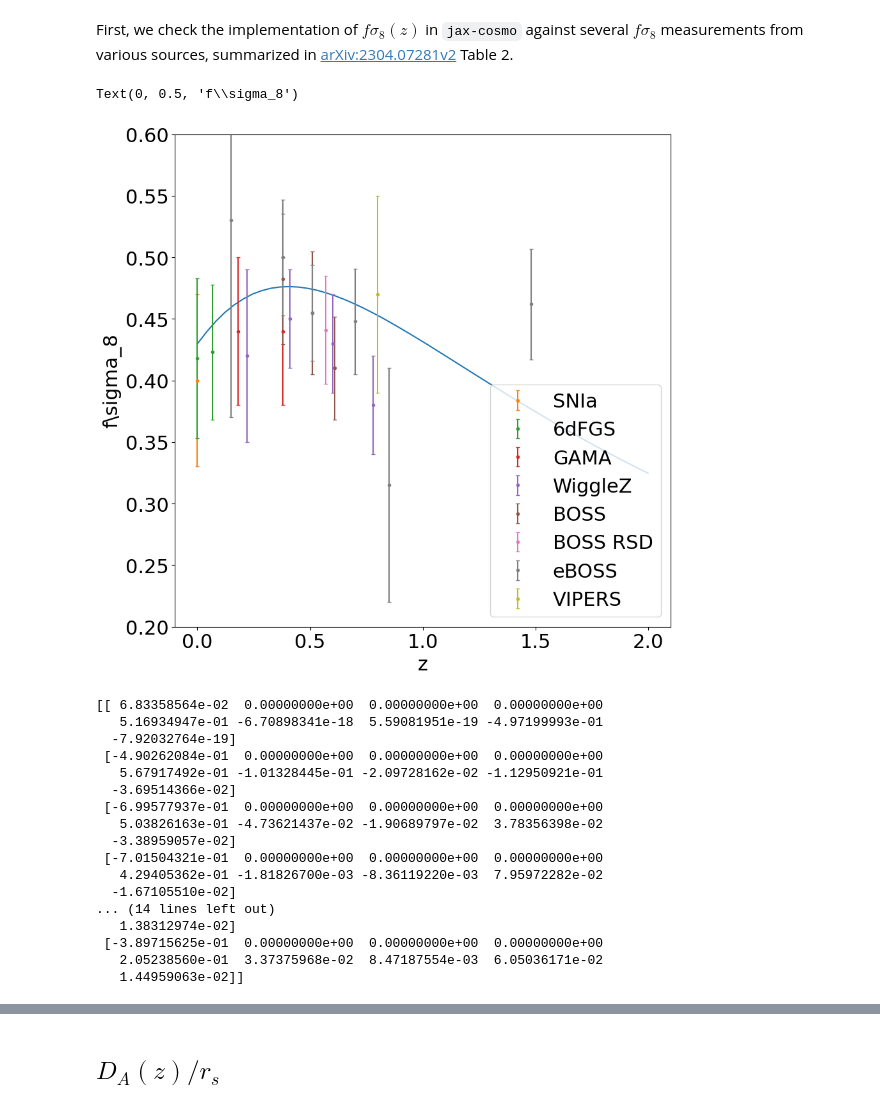
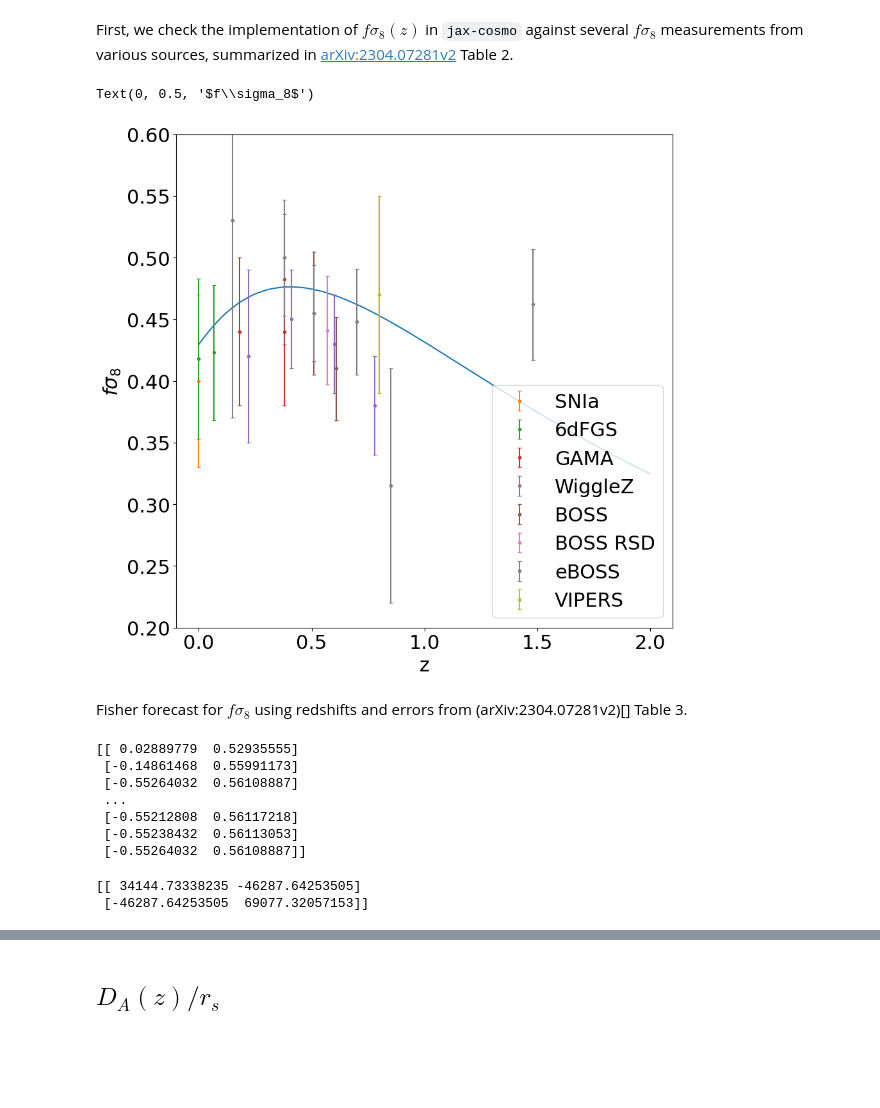
Before and after one commit to cmatties/CAMB-Workbook, a Jupyter notebook: fsigma8-BAO.ipynb, the cells around one changed output, grey strips where cells are left out. Drawn from its saved outputs; the diff is of its cells as text; code cells hidden in the pictures; blank space fills up the shorter version.

```diff
--- a/fsigma8-BAO.ipynb
+++ b/fsigma8-BAO.ipynb
@@ -97,6 +192,17 @@ fid_cosmo = jc.Cosmology(Omega_m=PL18_omegac+PL18_omegab,
                          n_s=PL18_ns,
                          sigma8=PL18_sigma8,
                          S8=PL18_sigma8*((PL18_omegac+PL18_omegab)/0.3)**0.5,
-                         Omega_k=PL18_omegak,w0=PL18_w0,wa=PL18_wa, gamma0=GR_gamma0, gamma1=GR_gamma1)
+                         Omega_k=PL18_omegak,w0=PL18_w0,wa=PL18_wa,
+                         gamma0=GR_gamma0, gamma1=GR_gamma1)
+fid_cosmo_nogamma = jc.Cosmology(Omega_m=PL18_omegac+PL18_omegab,
+                         Omega_c=PL18_omegac,
+                         Omega_b=PL18_omegab,
+                         h=PL18_h,
+                         n_s=PL18_ns,
+                         sigma8=PL18_sigma8,
+                         S8=PL18_sigma8*((PL18_omegac+PL18_omegab)/0.3)**0.5,
+                         Omega_k=PL18_omegak,w0=PL18_w0,wa=PL18_wa,
+                         gamma0=None, gamma1=None)
 
-fid_params = get_params_vec(fid_cosmo)
+fid_params_BAO = get_params_vec_BAO(fid_cosmo)
+fid_params_fsig8 = get_params_vec_fsig8(fid_cosmo)
@@ -114,27 +218,27 @@ def fsigma8(cosmo, z):
     a = z2a(z)
     return growth_rate(cosmo, a)*growth_factor(cosmo, a)*cosmo.sigma8
 # %%
-zs = np.linspace(0,2)
+zs = np.linspace(0.001,2,100)
 
 
 plt.figure(figsize=(10,10))
 plt.plot(zs, fsigma8(fid_cosmo, zs))
 plt.errorbar([0],[.4], yerr=[.07], label='SNIa', ls='none', marker='.', capsize=2)
 plt.errorbar([0,.067],[.418,.423], yerr=[.065,.055], label='6dFGS', ls='none', marker='.', capsize=2)
 plt.errorbar([.18, .38],[.44, .44], yerr=[.06,.06], label='GAMA', ls='none', marker='.', capsize=2)
 plt.errorbar([.22, .41, .6, .78], [.42, .45, .43, .38], yerr=[.07,.04,.04,.04], label='WiggleZ', ls='none', marker='.', capsize=2)
 plt.errorbar([.38, .51, .61], [.4823, .455, .41], yerr=[.053,.05,.042], label='BOSS', ls='none', marker='.', capsize=2)
 plt.errorbar([.57], [.441], yerr=[.044], label="BOSS RSD", ls='none', marker='.', capsize=2)
 plt.errorbar([.15, .38, .51, .7, .85, 1.48], [.53, .5, .455, .448, .315, .462], yerr=[.16,.047,.039,.043,.095,.045], label='eBOSS', ls='none', marker='.', capsize=2)
 plt.errorbar([.8],[.47], yerr=[.08], label='VIPERS', ls='none', marker='.', capsize=2)
 plt.ylim((.2,.6))
 plt.legend(loc='lower right')
 
 plt.xlabel('z')
-plt.ylabel(r'f\sigma_8')
+plt.ylabel(r'$f\sigma_8$')
 # %% [output]
-Text(0, 0.5, 'f\\sigma_8')
+Text(0, 0.5, '$f\\sigma_8$')
-[figure, old version]
+[figure, new version]
 # %%
 z = np.linspace(0, 5, num=10)
 # %%
@@ -152,2 +256,4 @@ def compute_fsigma8_mean(params):
     fsigma8s = fsigma8(cosmo, z)
     return fsigma8s
+# %% [markdown]
+Fisher forecast for $f\sigma_8$ using redshifts and errors from (arXiv:2304.07281v2)[] Table 3.
@@ -156,23 +270,13 @@ means = compute_fsigma8_mean(fid_params)
 # %%
 compute_fsigma8_jac = jax.jit(jax.jacfwd(compute_fsigma8_mean))
 # %%
-jacobian = compute_fsigma8_jac(fid_params)
+jacobian = compute_fsigma8_jac(fid_params_fsig8, z=z_fs8)
 print(jacobian)
 # %% [output]
-[[ 6.83358564e-02  0.00000000e+00  0.00000000e+00  0.00000000e+00
-   5.16934947e-01 -6.70898341e-18  5.59081951e-19 -4.97199993e-01
-  -7.92032764e-19]
- [-4.90262084e-01  0.00000000e+00  0.00000000e+00  0.00000000e+00
-   5.67917492e-01 -1.01328445e-01 -2.09728162e-02 -1.12950921e-01
-  -3.69514366e-02]
- [-6.99577937e-01  0.00000000e+00  0.00000000e+00  0.00000000e+00
-   5.03826163e-01 -4.73621437e-02 -1.90689797e-02  3.78356398e-02
-  -3.38959057e-02]
- [-7.01504321e-01  0.00000000e+00  0.00000000e+00  0.00000000e+00
-   4.29405362e-01 -1.81826700e-03 -8.36119220e-03  7.95972282e-02
-  -1.67105510e-02]
-... (14 lines left out)
-   1.38312974e-02]
- [-3.89715625e-01  0.00000000e+00  0.00000000e+00  0.00000000e+00
-   2.05238560e-01  3.37375968e-02  8.47187554e-03  6.05036171e-02
-   1.44959063e-02]]
+[[ 0.02889779  0.52935555]
+ [-0.14861468  0.55991173]
+ [-0.55264032  0.56108887]
+ ...
+ [-0.55212808  0.56117218]
+ [-0.55238432  0.56113053]
+ [-0.55264032  0.56108887]]
@@ -178,0 +286,6 @@ print(jacobian)
+# %%
+fisher = jacobian.T @ prc_mat @ jacobian
+print(fisher)
+# %% [output]
+[[ 34144.73338235 -46287.64253505]
+ [-46287.64253505  69077.32057153]]
```
Also changed, not shown: parts of 30 cells of this notebook.
